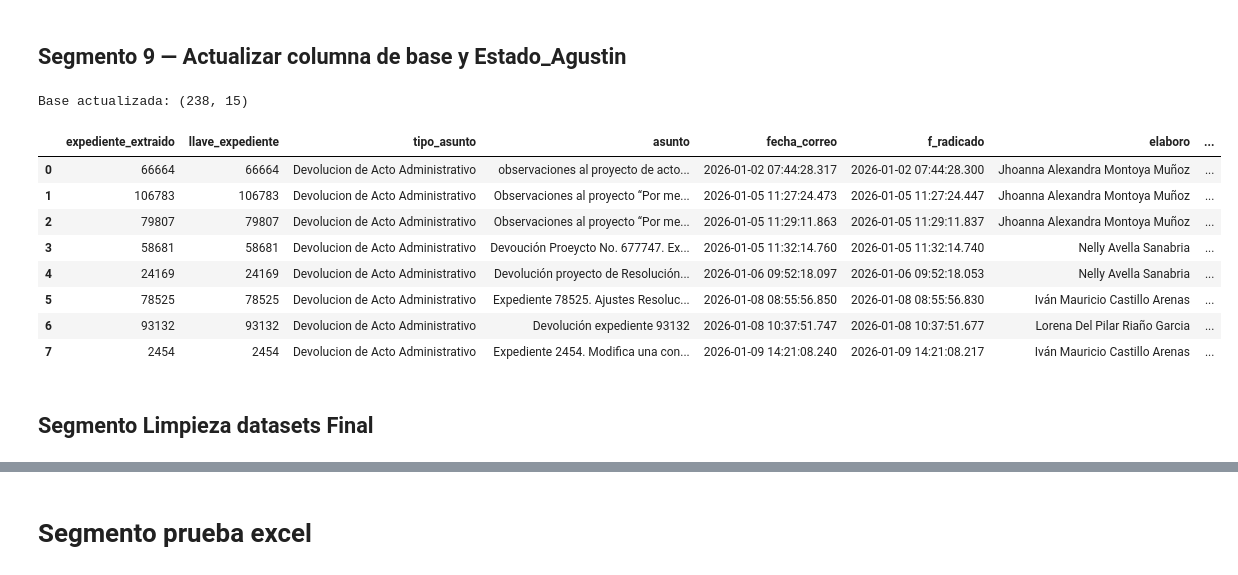
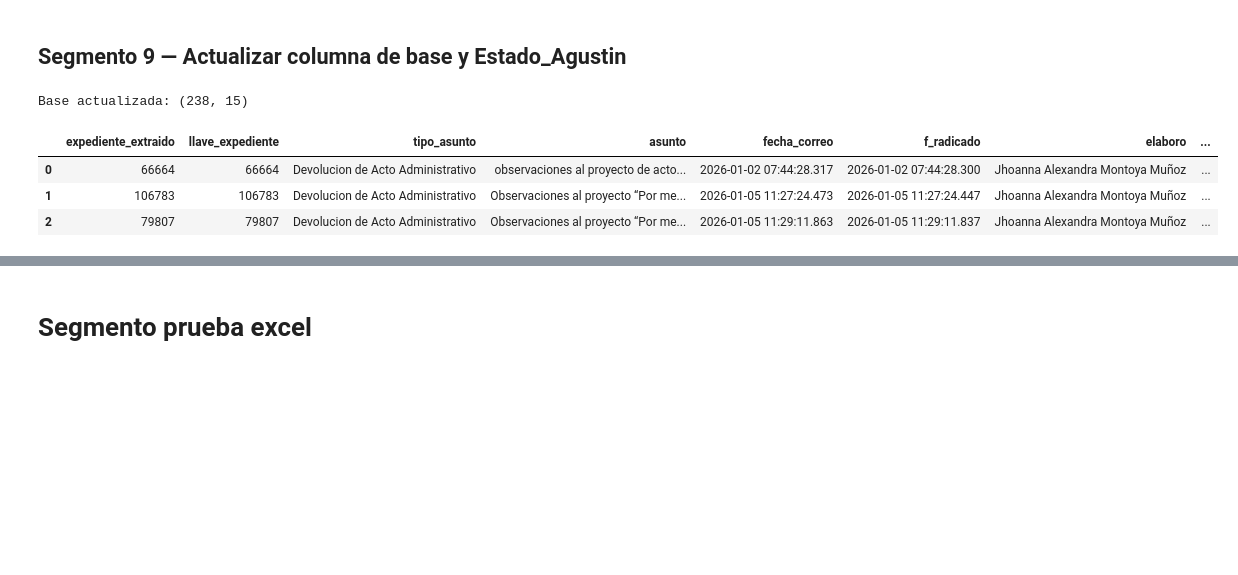
Before and after one commit to juliancho18/seguimiento_metas_wil, a Jupyter notebook: constructor.ipynb, the cells around one changed output, grey strips where cells are left out. Drawn from its saved outputs; the diff is of its cells as text; code cells hidden in the pictures; blank space fills up the shorter version.

```diff
--- a/constructor.ipynb
+++ b/constructor.ipynb
@@ -487,38 +633,31 @@ base_final["Estado_Agustin"] = base_final.apply(construir_estado_agustin, axis=1
 
 # opcional: dejar columna de apoyo al final
 columnas_finales = [
     "expediente_extraido",
     "llave_expediente",
     "tipo_asunto",
     "asunto",
     "fecha_correo",
     "f_radicado",
     "elaboro",
     "reviso",
     "responsable",
     "nombre_responsable",
     "regional_responsable",
     "esta_en_actividadesactuales",
     "estado_actividades",
     "esta_en_firmados",
     "Estado_Agustin"
 ]
 
 columnas_finales = [c for c in columnas_finales if c in base_final.columns]
 tabla_devoluciones_radicados = base_final[columnas_finales].copy()
 
 print("Base actualizada:", tabla_devoluciones_radicados.shape)
-display(tabla_devoluciones_radicados.head(8))
+display(tabla_devoluciones_radicados.head(3))
 # %% [output]
 Base actualizada: (238, 15)
 |  | expediente_extraido | llave_expediente | tipo_asunto | asunto | fecha_correo | f_radicado | elaboro | ... |
 | 0 | 66664 | 66664 | Devolucion de Acto Administrativo | observaciones al proyecto de acto... | 2026-01-02 07:44:28.317 | 2026-01-02 07:44:28.300 | Jhoanna Alexandra Montoya Muñoz | ... |
 | 1 | 106783 | 106783 | Devolucion de Acto Administrativo | Observaciones al proyecto “Por me... | 2026-01-05 11:27:24.473 | 2026-01-05 11:27:24.447 | Jhoanna Alexandra Montoya Muñoz | ... |
 | 2 | 79807 | 79807 | Devolucion de Acto Administrativo | Observaciones al proyecto “Por me... | 2026-01-05 11:29:11.863 | 2026-01-05 11:29:11.837 | Jhoanna Alexandra Montoya Muñoz | ... |
-| 3 | 58681 | 58681 | Devolucion de Acto Administrativo | Devoución Proeycto No. 677747. Ex... | 2026-01-05 11:32:14.760 | 2026-01-05 11:32:14.740 | Nelly Avella Sanabria | ... |
-| 4 | 24169 | 24169 | Devolucion de Acto Administrativo | Devolución proyecto de Resolución... | 2026-01-06 09:52:18.097 | 2026-01-06 09:52:18.053 | Nelly Avella Sanabria | ... |
-| 5 | 78525 | 78525 | Devolucion de Acto Administrativo | Expediente 78525. Ajustes Resoluc... | 2026-01-08 08:55:56.850 | 2026-01-08 08:55:56.830 | Iván Mauricio Castillo Arenas | ... |
-| 6 | 93132 | 93132 | Devolucion de Acto Administrativo | Devolución expediente 93132 | 2026-01-08 10:37:51.747 | 2026-01-08 10:37:51.677 | Lorena Del Pilar Riaño Garcia | ... |
-| 7 | 2454 | 2454 | Devolucion de Acto Administrativo | Expediente 2454. Modifica una con... | 2026-01-09 14:21:08.240 | 2026-01-09 14:21:08.217 | Iván Mauricio Castillo Arenas | ... |
-# %% [markdown]
-## Segmento Limpieza datasets Final
```
Also changed, not shown: parts of 7 cells of this notebook, 1 other file.
